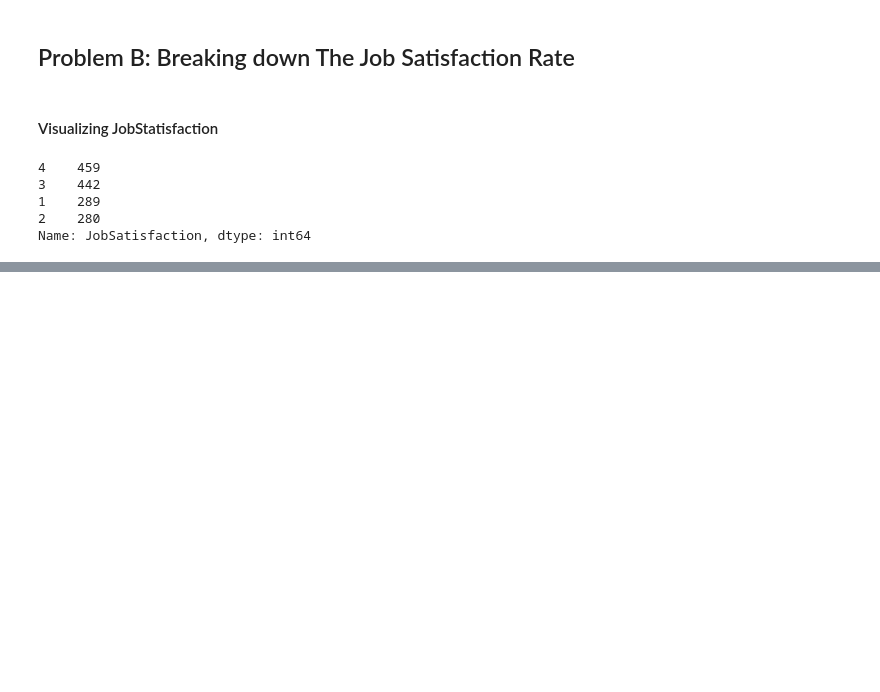
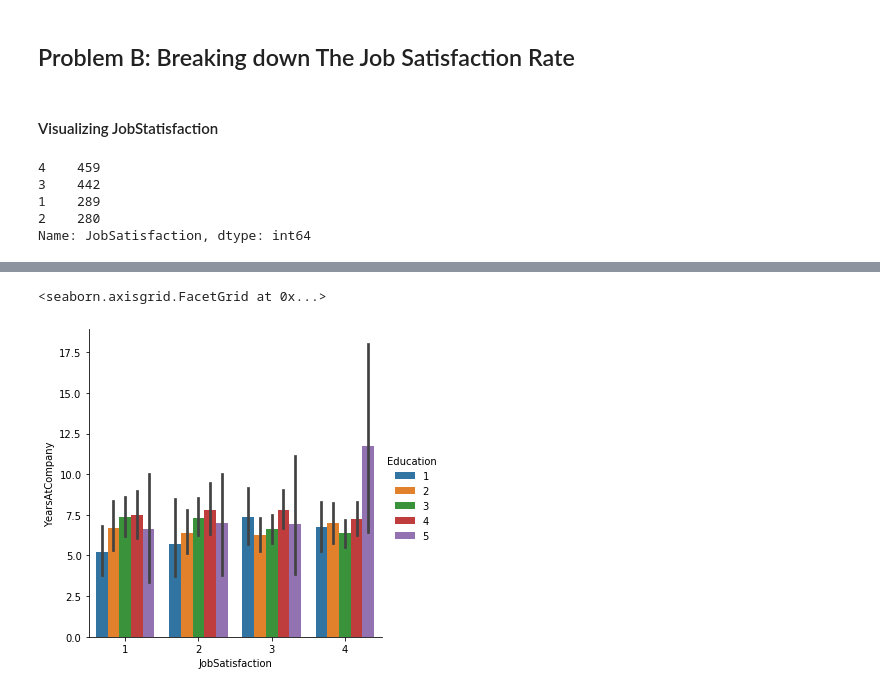
Before and after one commit to vantuan5644/MachineLearningCourse, a Jupyter notebook: Project2HumanResource_TranVanTuan.ipynb, the cells around one changed output, grey strips where cells are left out. Saved outputs shown, nothing was run; the diff lists cells and outputs as text; code cells hidden in the pictures; blank space fills up the shorter version.

```diff
--- a/Project2HumanResource_TranVanTuan.ipynb
+++ b/Project2HumanResource_TranVanTuan.ipynb
@@ -660,0 +476,5 @@ That means **the Attrition Rate is not affected by the PerformanceRating no matt
+# %%
+sns.catplot(x='JobSatisfaction', y='YearsAtCompany', kind='bar', hue='Education', data=data)
+# %% [output]
+<seaborn.axisgrid.FacetGrid at 0x...>
+[figure, added]
```
Also changed, not shown: parts of 74 cells of this notebook.
